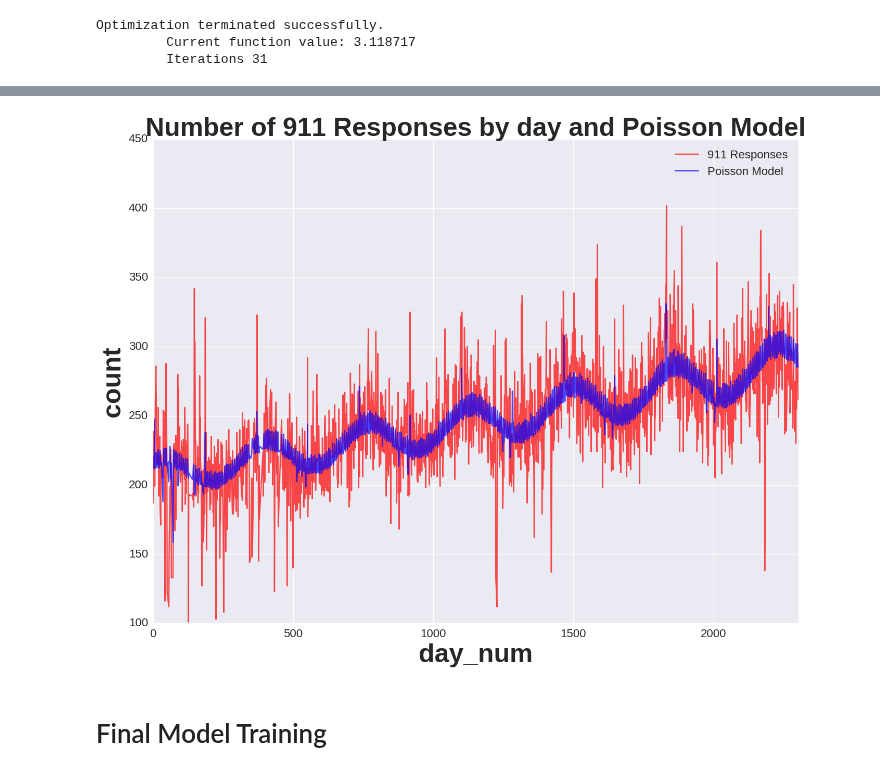
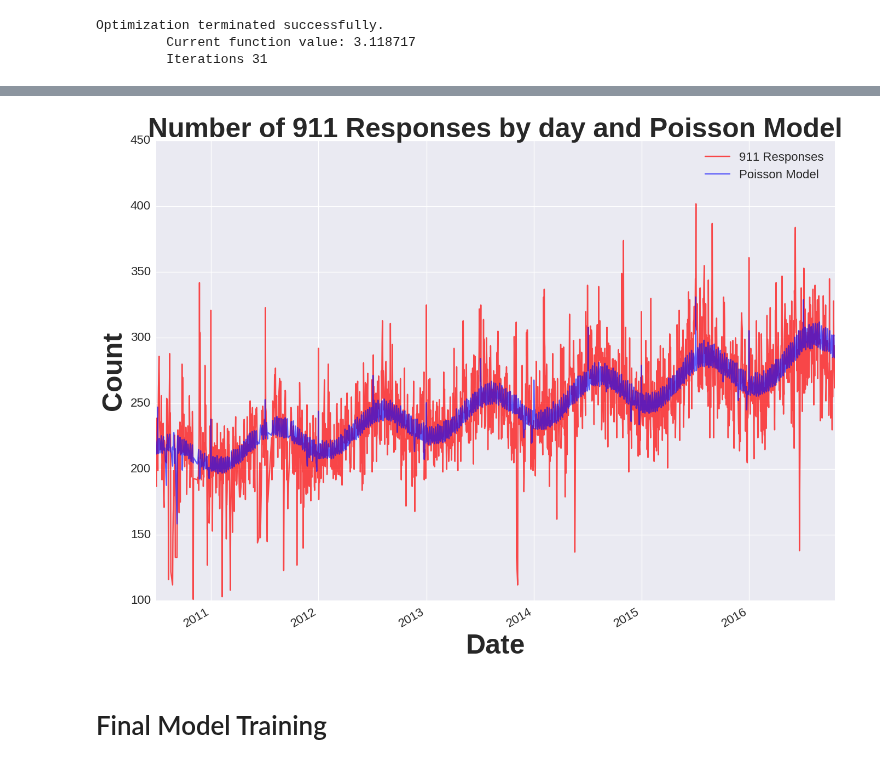
Before and after one commit to nickbuker/Rapid-Rescue, a Jupyter notebook: notebooks/poisson_reg.ipynb, the cells around one changed output, grey strips where cells are left out. Drawn from its saved outputs; the diff is of its cells as text; code cells hidden in the pictures.

Commit message:
fix model and data plot

```diff
--- a/notebooks/poisson_reg.ipynb
+++ b/notebooks/poisson_reg.ipynb
@@ -386,3 +387,11 @@ Optimization terminated successfully.
 # %%
 df3['y'] = y
 df3['y_hat'] = y_hat
+# %%
+# Earliest date in dataset
+day0 = date(2010,6,29)
+
+# Create days feature and for regularization by model
+df3['Date'] = (pd.to_timedelta(df3.day_num, unit='D') + day0)
+
+df3.head()
@@ -389,17 +406,17 @@ df3['y_hat'] = y_hat
 # %%
 # 911 call counts by day
 plt.figure(figsize=(16,12))
 plt.xticks(fontsize=16)
 plt.xlabel('Date', fontsize=36, fontweight='bold')
 plt.yticks(fontsize=16)
-plt.ylabel('count', fontsize=36, fontweight='bold')
+plt.ylabel('Count', fontsize=36, fontweight='bold')
 plt.title('Number of 911 Responses by day and Poisson Model', fontsize=36, fontweight='bold')
-df3.groupby(by='day_num').y.sum().plot(color='r', alpha = 0.7);
-df3.groupby(by='day_num').y_hat.sum().plot(color='b', alpha = 0.7);
+df3.groupby(by='Date').y.sum().plot(color='r', alpha = 0.7);
+df3.groupby(by='Date').y_hat.sum().plot(color='b', alpha = 0.6);
 plt.legend(['911 Responses', 'Poisson Model'], fontsize=16)
 plt.savefig('../images/data_and_model.png')
 # %% [output]
-[figure, old version]
+[figure, new version]
 # %% [markdown]
 # Final Model Training
 # %%
```
Also changed, not shown: parts of 3 cells of this notebook, 3 other files.
